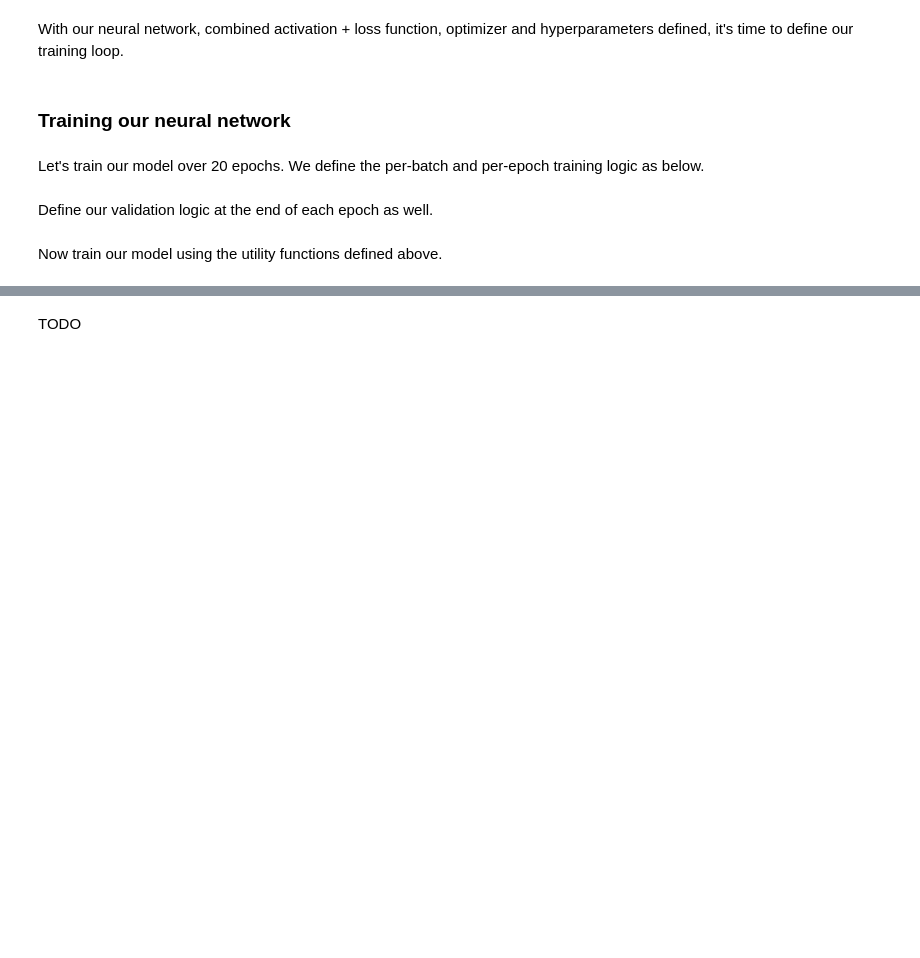
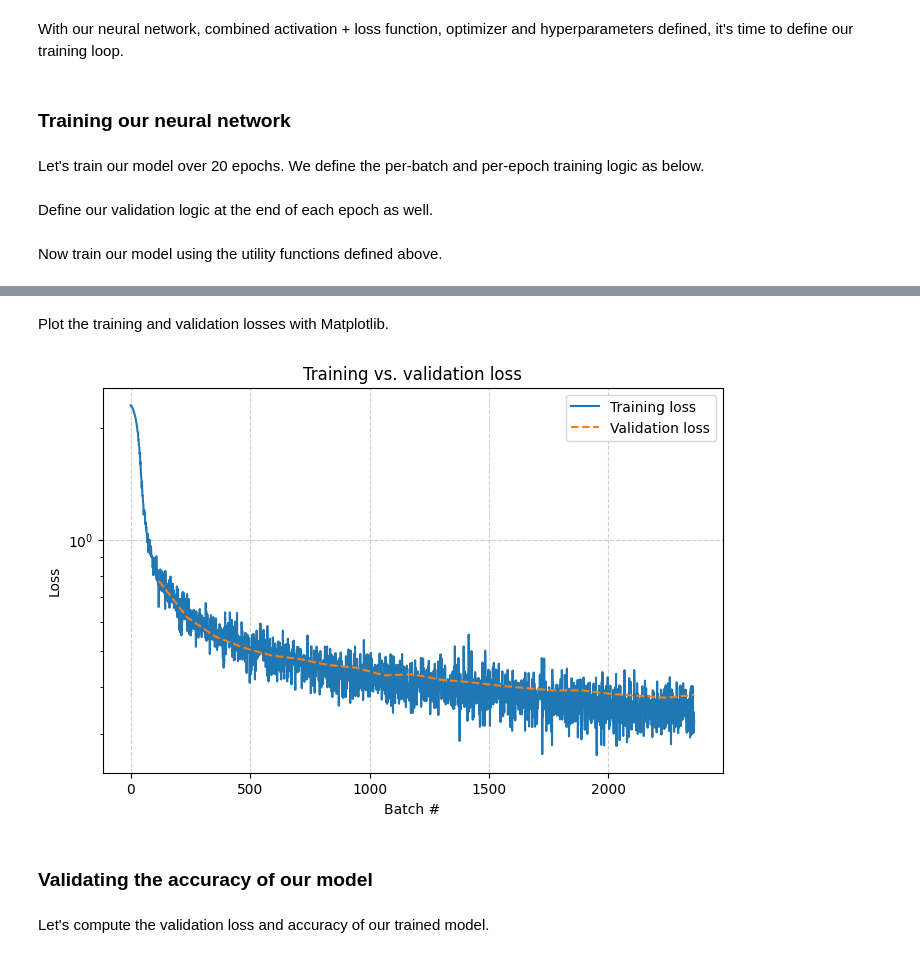
Before and after one commit to DonaldKellett/my-ascend-notebooks, a Jupyter notebook: orangepiaipro-20t/09-fashion-mnist-pytorch-ascend/00-train-save.ipynb, the cells around one changed output, grey strips where cells are left out. Saved outputs shown, nothing was run; the diff lists cells and outputs as text; code cells hidden in the pictures; blank space fills up the shorter version.

```diff
--- a/orangepiaipro-20t/09-fashion-mnist-pytorch-ascend/00-train-save.ipynb
+++ b/orangepiaipro-20t/09-fashion-mnist-pytorch-ascend/00-train-save.ipynb
@@ -468,2 +456,30 @@ Validation loss at epoch 19: 0.3771
-# %% [markdown]
-TODO
+# %% [markdown]
+Plot the training and validation losses with Matplotlib.
+# %%
+import numpy as np
+
+batches_per_epoch = 118
+batches_x = np.arange(batches_per_epoch * epochs)
+training_losses_y = np.array(training_losses)
+epochs_x = batches_per_epoch * np.arange(epochs) + batches_per_epoch
+validation_losses_y = np.array(validation_losses)
+
+plt.figure(figsize=(8, 5))
+
+plt.plot(batches_x, training_losses_y, label='Training loss', linestyle='-')
+plt.plot(epochs_x, validation_losses_y, label='Validation loss', linestyle='--')
+
+plt.title('Training vs. validation loss')
+plt.xlabel('Batch #')
+plt.ylabel('Loss')
+plt.yscale('log')
+plt.grid(True, linestyle='--', alpha=0.6)
+plt.legend()
+
+plt.show()
+# %% [output]
+[figure, added]
+# %% [markdown]
+### Validating the accuracy of our model
+# %% [markdown]
+Let's compute the validation loss and accuracy of our trained model.
```
Also changed, not shown: parts of 23 cells of this notebook, 1 other file.
